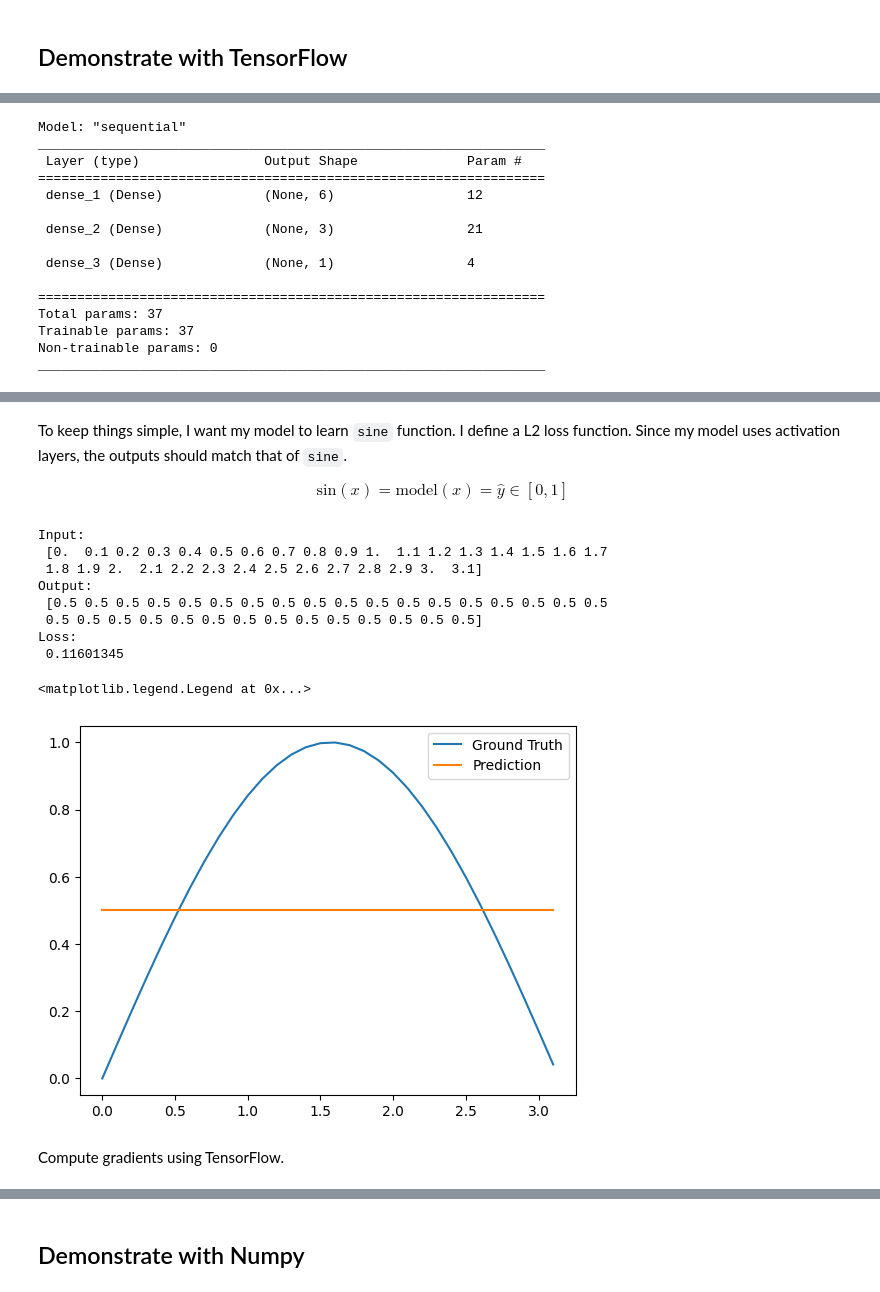
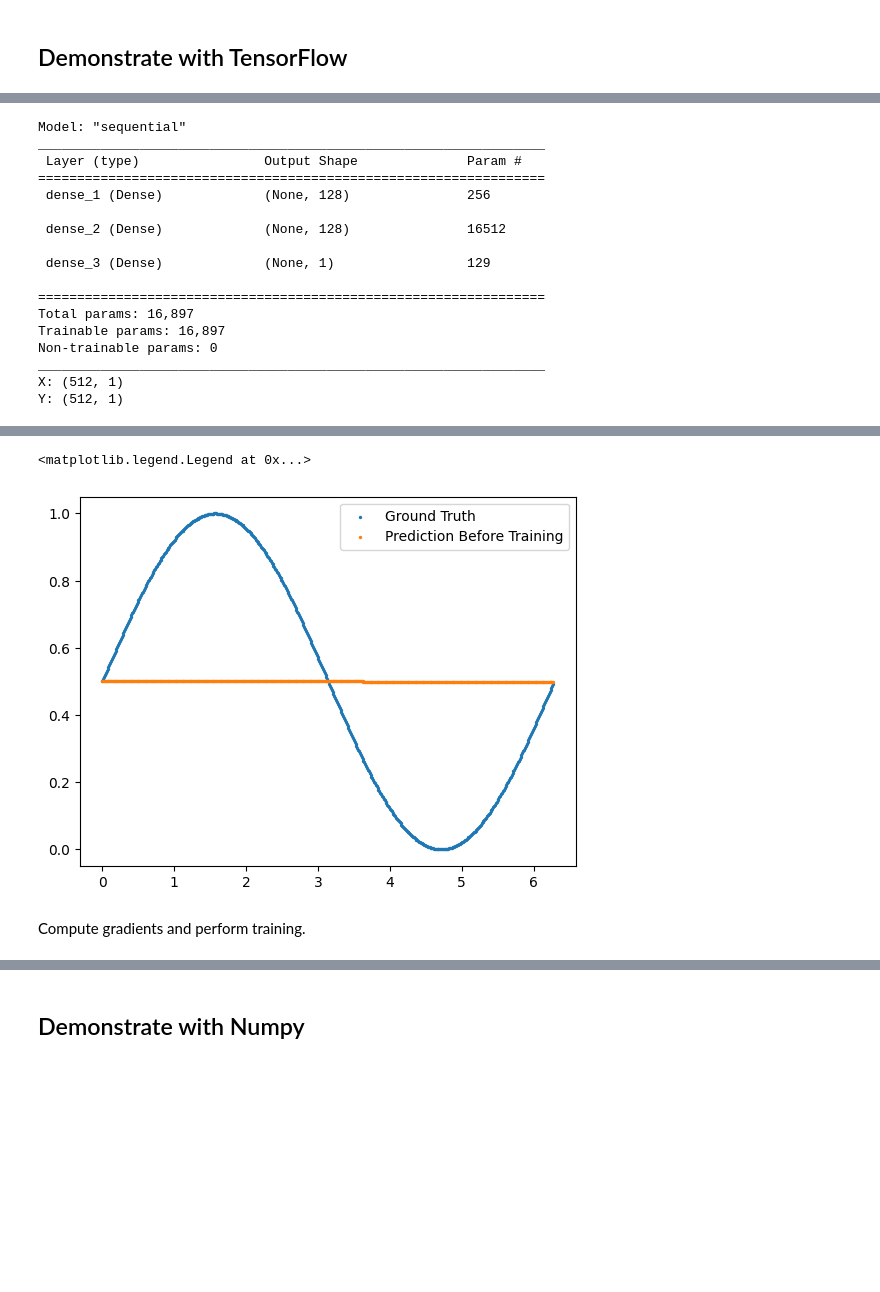
Before and after one commit to calvinfeng/machine-learning-notebook, a Jupyter notebook: machine_learning_basics/backpropagation_part_1.ipynb, the cells around one changed output, grey strips where cells are left out. Saved outputs shown, nothing was run; the diff lists cells and outputs as text; code cells hidden in the pictures; blank space fills up the shorter version.

```diff
--- a/machine_learning_basics/backpropagation_part_1.ipynb
+++ b/machine_learning_basics/backpropagation_part_1.ipynb
@@ -29,24 +35,41 @@ To enable them in other operations, rebuild TensorFlow with the appropriate comp
 # %%
+tf.random.set_seed(1337)
 tf_model = Sequential([
-    Dense(6, activation="relu", name="dense_1", kernel_initializer=RandomNormal(stddev=0.01), bias_initializer=Zeros()),
-    Dense(3, activation="relu", name="dense_2", kernel_initializer=RandomNormal(stddev=0.01), bias_initializer=Zeros()),
+    Dense(128, activation="relu", name="dense_1", kernel_initializer=RandomNormal(stddev=0.01), bias_initializer=Zeros()),
+    Dense(128, activation="relu", name="dense_2", kernel_initializer=RandomNormal(stddev=0.01), bias_initializer=Zeros()),
     Dense(1, activation="sigmoid", name="dense_3", kernel_initializer=RandomNormal(stddev=0.01), bias_initializer=Zeros()),
 ])
 tf_model.build((None, 1))
 tf_model.summary()
+
+x = np.arange(0., 2*np.pi, 2*np.pi/512)
+np.random.shuffle(x)
+y_true = (np.sin(x) + 1) / 2
+
+x = np.expand_dims(x, axis=-1)
+y_true = np.expand_dims(y_true, axis=-1)
+y_pred = tf_model(x).numpy()
+
+print(f"X: {x.shape}")
+print(f"Y: {y_true.shape}")
+plt.scatter(x.flatten(), y_true.flatten(), s=2, label="Ground Truth")
+plt.scatter(x.flatten(), y_pred.flatten(), s=2, label="Prediction Before Training")
+plt.legend()
 # %% [output]
 Model: "sequential"
 _________________________________________________________________
  Layer (type)                Output Shape              Param #
 =================================================================
- dense_1 (Dense)             (None, 6)                 12
+ dense_1 (Dense)             (None, 128)               256
 
- dense_2 (Dense)             (None, 3)                 21
+ dense_2 (Dense)             (None, 128)               16512
 
- dense_3 (Dense)             (None, 1)                 4
+ dense_3 (Dense)             (None, 1)                 129
 
 =================================================================
-Total params: 37
-Trainable params: 37
+Total params: 16,897
+Trainable params: 16,897
 Non-trainable params: 0
 _________________________________________________________________
+X: (512, 1)
+Y: (512, 1)
@@ -58,38 +81,6 @@ Skipping registering GPU devices...
 To enable them in other operations, rebuild TensorFlow with the appropriate compiler flags.
+<matplotlib.legend.Legend at 0x...>
+[figure, added]
-# %% [markdown]
-To keep things simple, I want my model to learn `sine` function. I define a L2 loss function. Since my model uses activation layers, the outputs should match that of `sine`.
-
-$$
-\text{sin}(x) = \text{model}(x) = \hat{y} \in [0, 1]
-$$
-# %%
-x = np.arange(0., 3.2, 0.1)
-y_true = np.sin(x)
-
-x = np.expand_dims(x, axis=-1)
-y_true = np.expand_dims(y_true, axis=-1)
-
-y_pred = tf_model(x).numpy()
-mse = MeanSquaredError()
-loss = mse(y_true, y_pred).numpy()
-
-print("Input:\n", x.flatten())
-print("Output: \n", np.round(y_pred, decimals=2).flatten())
-print("Loss:\n", loss)
-plt.plot(x.flatten(), y_true.flatten(), label="Ground Truth")
-plt.plot(x.flatten(), y_pred.flatten(), label="Prediction")
-plt.legend()
-# %% [output]
-Input:
- [0.  0.1 0.2 0.3 0.4 0.5 0.6 0.7 0.8 0.9 1.  1.1 1.2 1.3 1.4 1.5 1.6 1.7
- 1.8 1.9 2.  2.1 2.2 2.3 2.4 2.5 2.6 2.7 2.8 2.9 3.  3.1]
-Output:
- [0.5 0.5 0.5 0.5 0.5 0.5 0.5 0.5 0.5 0.5 0.5 0.5 0.5 0.5 0.5 0.5 0.5 0.5
- 0.5 0.5 0.5 0.5 0.5 0.5 0.5 0.5 0.5 0.5 0.5 0.5 0.5 0.5]
-Loss:
- 0.11601345
-<matplotlib.legend.Legend at 0x...>
-[figure, removed]
 # %% [markdown]
-Compute gradients using TensorFlow.
+Compute gradients and perform training.
 # %%
```
Also changed, not shown: parts of 27 cells of this notebook, 2 other files.
